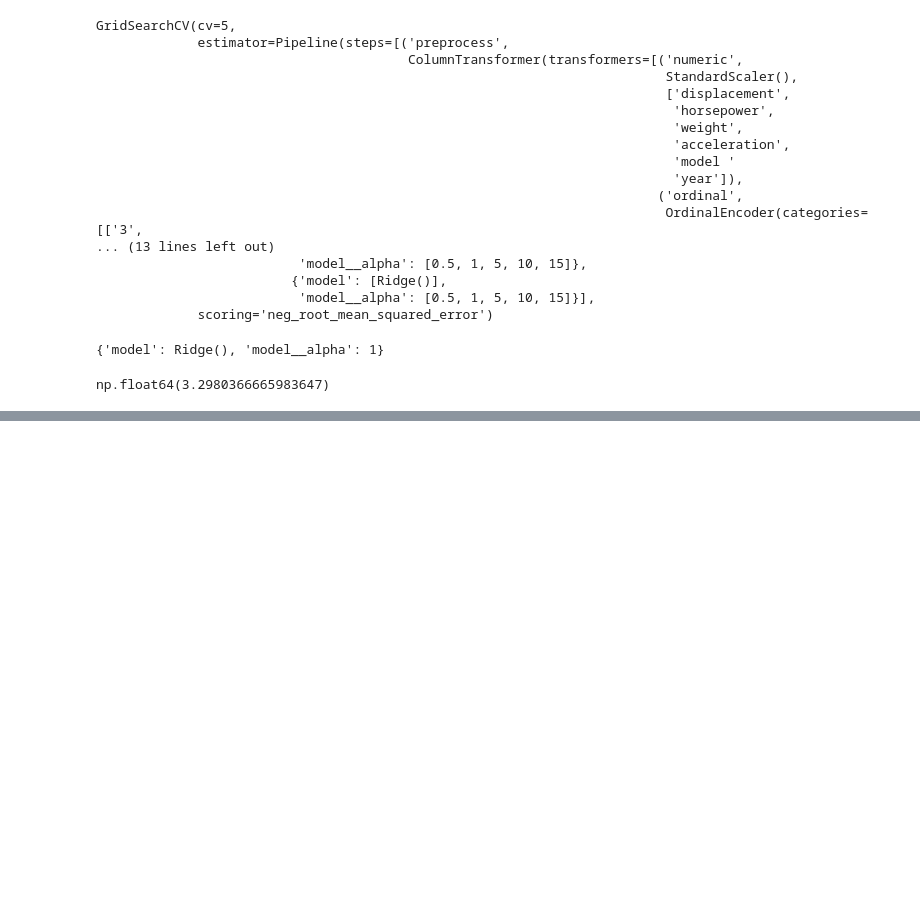
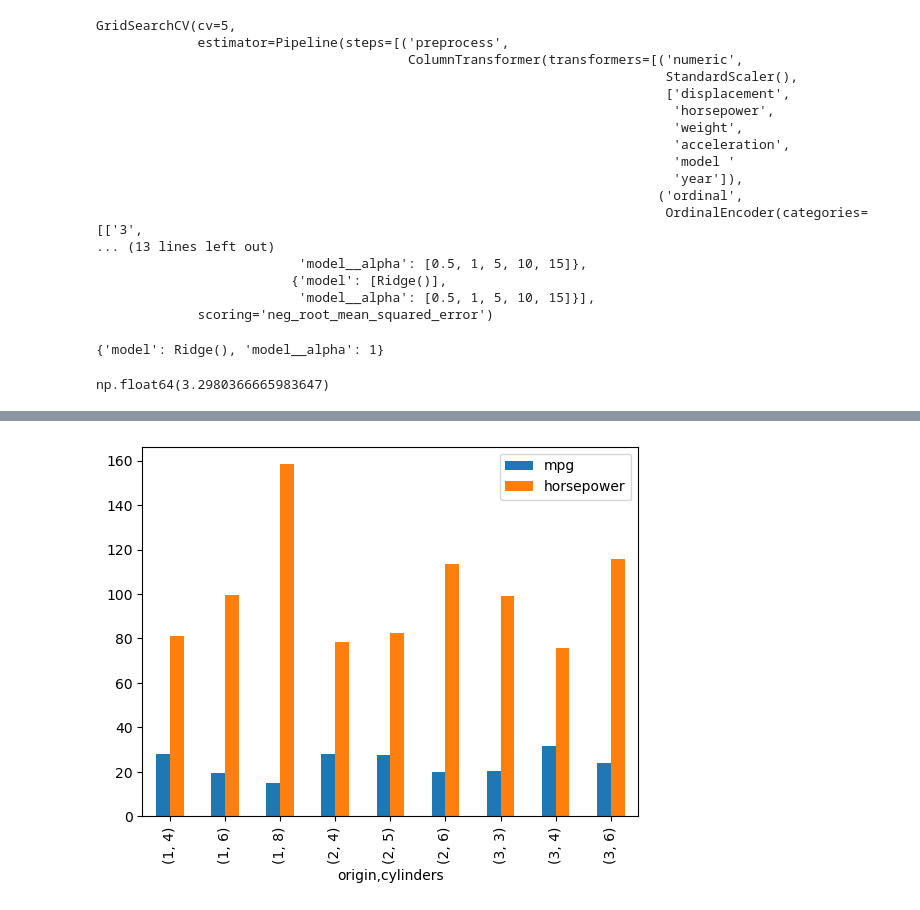
Before and after one commit to qamarr6092/Machine-Learning, a Jupyter notebook: Linear Regression/regularizatoin.ipynb, the cells around one changed output, grey strips where cells are left out. Cells and saved outputs as stored; diff of their text form; code cells hidden in the pictures; blank space fills up the shorter version.

```diff
--- a/Linear Regression/regularizatoin.ipynb
+++ b/Linear Regression/regularizatoin.ipynb
@@ -826,0 +863,3 @@ pd.DataFrame(cv).sort_values('rank_test_score')
+# %%
+df['mpg prediction'] = my_model.predict( X)
+df.sample(10)
@@ -826,0 +907,5 @@ pd.DataFrame(cv).sort_values('rank_test_score')
+# %%
+df.groupby( by = ['origin' , 'cylinders']  )[['mpg' , 'horsepower']].mean().plot( kind='bar')
+plt.show()
+# %% [output]
+[figure, added]
```
Also changed, not shown: parts of 21 cells of this notebook.
